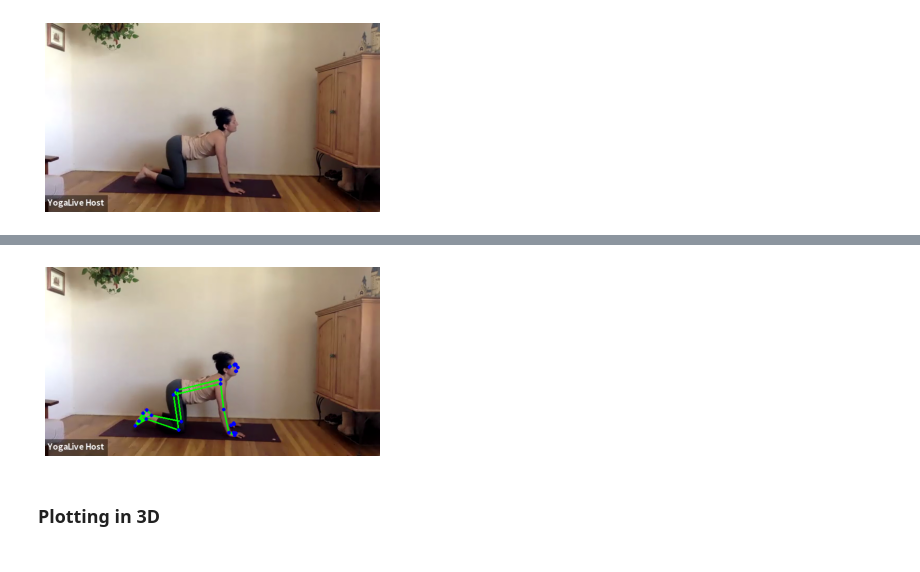
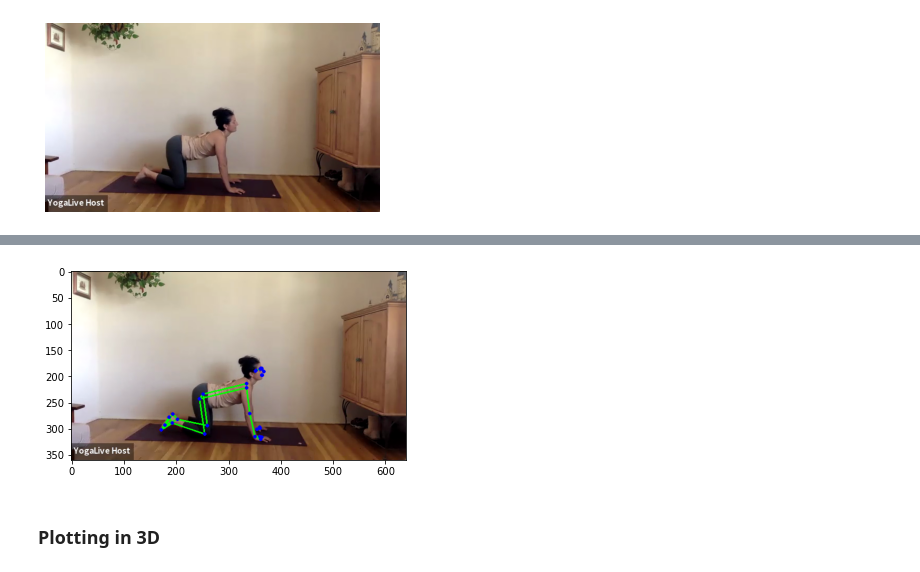
Before and after one commit to gpadem/Yoga_Class_Analysis, a Jupyter notebook: Exploration.ipynb, the cells around one changed output, grey strips where cells are left out. Cells and saved outputs as stored; diff of their text form; code cells hidden in the pictures.

```diff
--- a/Exploration.ipynb
+++ b/Exploration.ipynb
@@ -20,6 +20,7 @@ plt.axis("off")
 (-0.5, 639.5, 359.5, -0.5)
 [figure]
 # %%
+%%time
 with mp_pose.Pose(
     static_image_mode=True, model_complexity=2, min_detection_confidence=0.5
 ) as pose:
@@ -32,6 +33,4 @@ with mp_pose.Pose(
         annotated_image, results.pose_landmarks, mp_pose.POSE_CONNECTIONS
     )
     plt.imshow(annotated_image)
-plt.axis("off")
-plt.show()
 # %% [output]
@@ -38,4 +39,4 @@ plt.show()
-[figure, old version]
+[figure, new version]
 # %% [markdown]
 ### Plotting in 3D
 # %%
```
Also changed, not shown: parts of 6 cells of this notebook.
